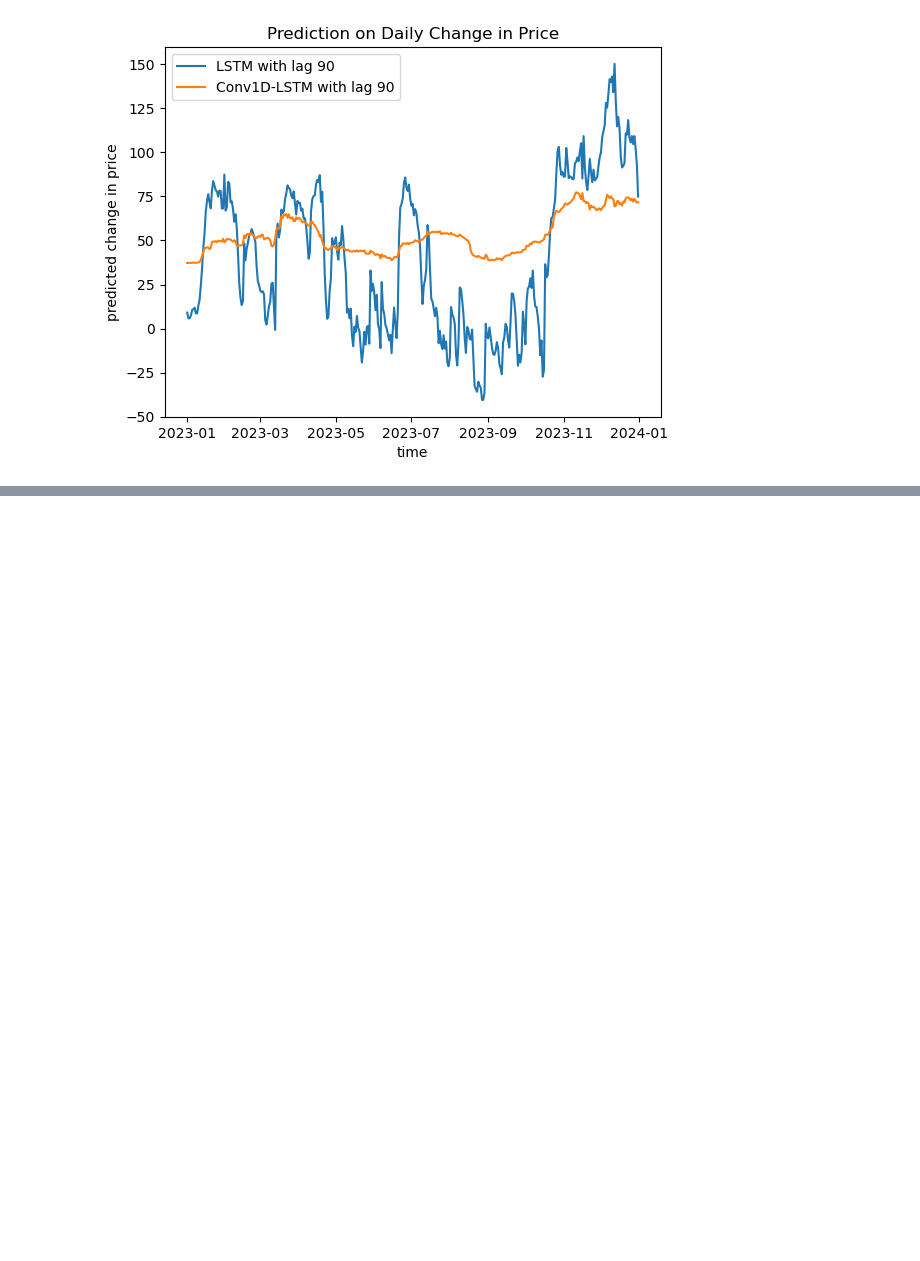
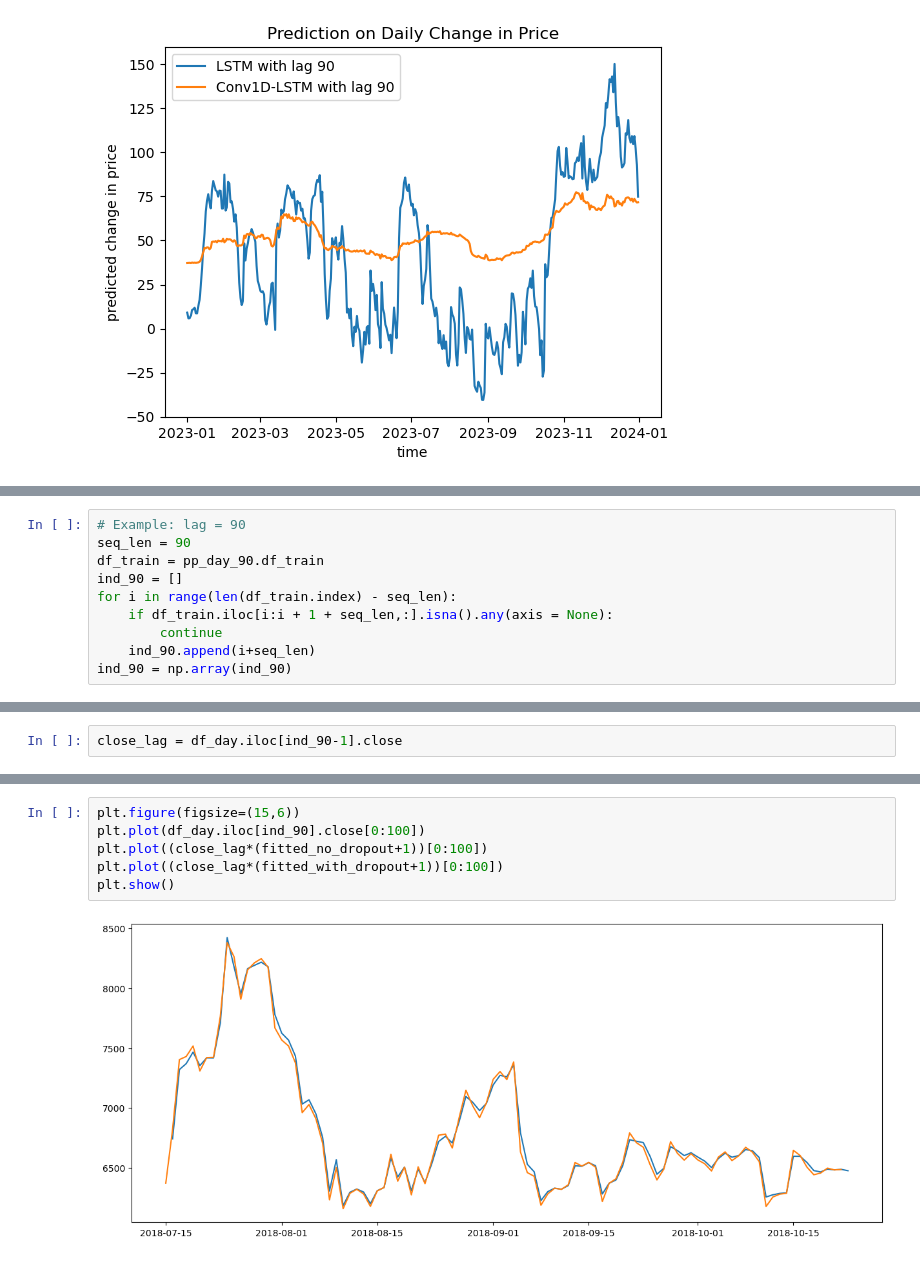
Before and after one commit to Daconic/STAT4012_Group2, a Jupyter notebook: Sunny/lstm.ipynb, the cells around one changed output, grey strips where cells are left out. Drawn from its saved outputs; the diff is of its cells as text; blank space fills up the shorter version.

```diff
--- a/Sunny/lstm.ipynb
+++ b/Sunny/lstm.ipynb
@@ -1070,0 +1083,10 @@ Text(0.5, 1.0, 'Prediction on Daily Change in Price')
+# %%
+# Example: lag = 90
+seq_len = 90
+df_train = pp_day_90.df_train
+ind_90 = []
+for i in range(len(df_train.index) - seq_len):
+    if df_train.iloc[i:i + 1 + seq_len,:].isna().any(axis = None):
+        continue
+    ind_90.append(i+seq_len)
+ind_90 = np.array(ind_90)
@@ -1109,0 +1178,2 @@ model: 949519.0413243122
+# %%
+close_lag = df_day.iloc[ind_90-1].close
@@ -1109,0 +1230,8 @@ model: 949519.0413243122
+# %%
+plt.figure(figsize=(15,6))
+plt.plot(df_day.iloc[ind_90].close[0:100])
+plt.plot((close_lag*(fitted_no_dropout+1))[0:100])
+plt.plot((close_lag*(fitted_with_dropout+1))[0:100])
+plt.show()
+# %% [output]
+[figure, added]
```
Also changed, not shown: parts of 34 cells of this notebook, 2 other files.
